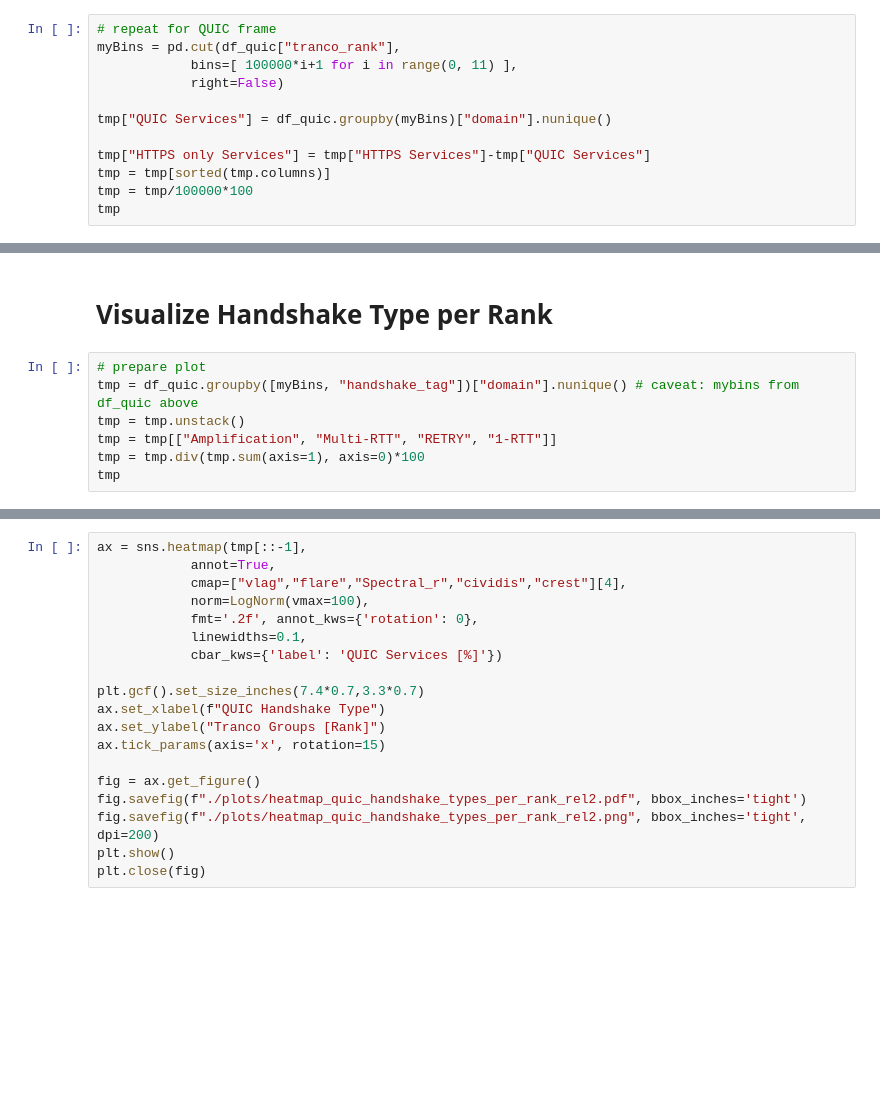
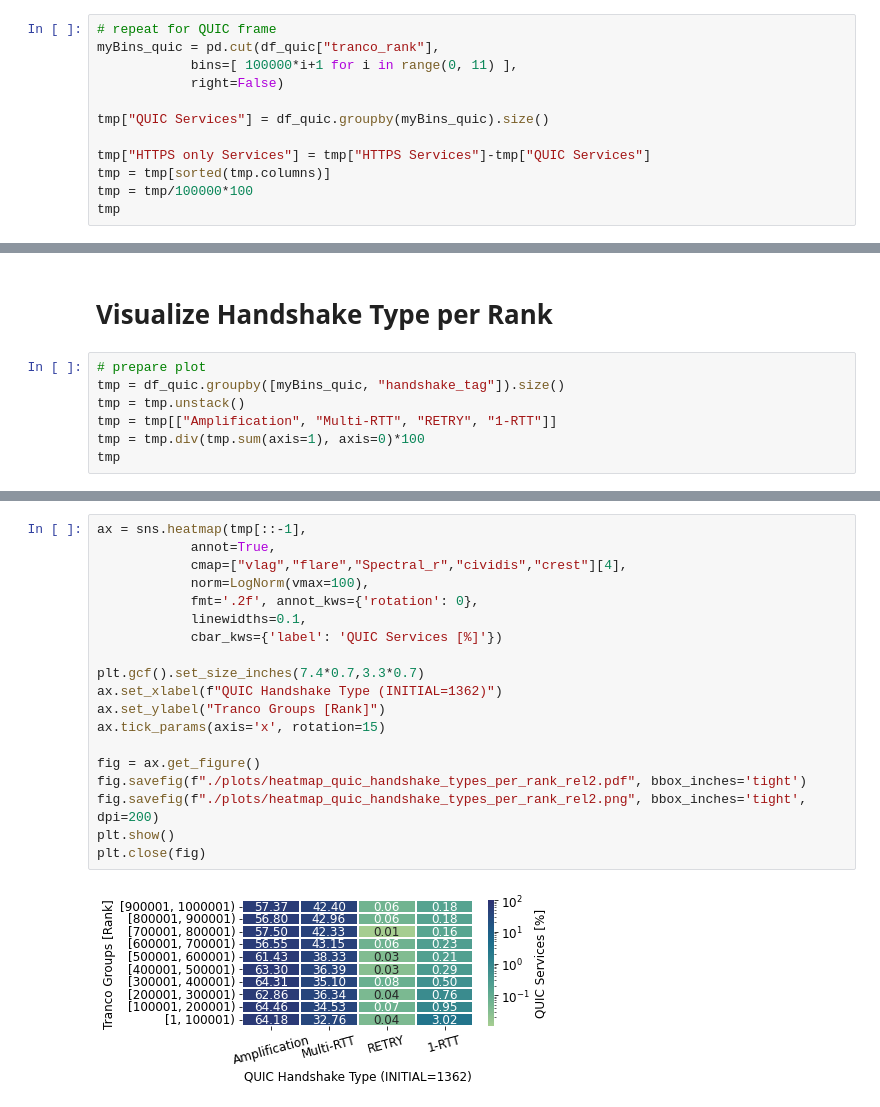
Before and after one commit to ilabrg/artifacts-conext22-quic-tls, a Jupyter notebook: code/06-Appendix-Rank-Reachability.ipynb, the cells around one changed output, grey strips where cells are left out. Cells and saved outputs as stored; diff of their text form; blank space fills up the shorter version.

Commit message:
fix values in plots, wrong percentages were visible

```diff
--- a/code/06-Appendix-Rank-Reachability.ipynb
+++ b/code/06-Appendix-Rank-Reachability.ipynb
@@ -83,11 +86,11 @@ tmp
 | [900001, 1000001) | 79722 |
 # %%
 # repeat for QUIC frame
-myBins = pd.cut(df_quic["tranco_rank"],
+myBins_quic = pd.cut(df_quic["tranco_rank"],
             bins=[ 100000*i+1 for i in range(0, 11) ],
             right=False)
 
-tmp["QUIC Services"] = df_quic.groupby(myBins)["domain"].nunique()
+tmp["QUIC Services"] = df_quic.groupby(myBins_quic).size()
 
 tmp["HTTPS only Services"] = tmp["HTTPS Services"]-tmp["QUIC Services"]
 tmp = tmp[sorted(tmp.columns)]
@@ -122,7 +145,7 @@ tmp.agg(["mean","median","std"])
 # Visualize Handshake Type per Rank
 # %%
 # prepare plot
-tmp = df_quic.groupby([myBins, "handshake_tag"])["domain"].nunique() # caveat: mybins from df_quic above
+tmp = df_quic.groupby([myBins_quic, "handshake_tag"]).size()
 tmp = tmp.unstack()
 tmp = tmp[["Amplification", "Multi-RTT", "RETRY", "1-RTT"]]
 tmp = tmp.div(tmp.sum(axis=1), axis=0)*100
@@ -130,21 +166,23 @@ tmp
 # %%
 ax = sns.heatmap(tmp[::-1],
             annot=True,
             cmap=["vlag","flare","Spectral_r","cividis","crest"][4],
             norm=LogNorm(vmax=100),
             fmt='.2f', annot_kws={'rotation': 0},
             linewidths=0.1,
             cbar_kws={'label': 'QUIC Services [%]'})
 
 plt.gcf().set_size_inches(7.4*0.7,3.3*0.7)
-ax.set_xlabel(f"QUIC Handshake Type")
+ax.set_xlabel(f"QUIC Handshake Type (INITIAL=1362)")
 ax.set_ylabel("Tranco Groups [Rank]")
 ax.tick_params(axis='x', rotation=15)
 
 fig = ax.get_figure()
 fig.savefig(f"./plots/heatmap_quic_handshake_types_per_rank_rel2.pdf", bbox_inches='tight')
 fig.savefig(f"./plots/heatmap_quic_handshake_types_per_rank_rel2.png", bbox_inches='tight', dpi=200)
 plt.show()
 plt.close(fig)
+# %% [output]
+[figure, added]
 # %%
 tmp.agg(["mean","median","std"])
```
Also changed, not shown: parts of 8 cells of this notebook, 2 other files.
